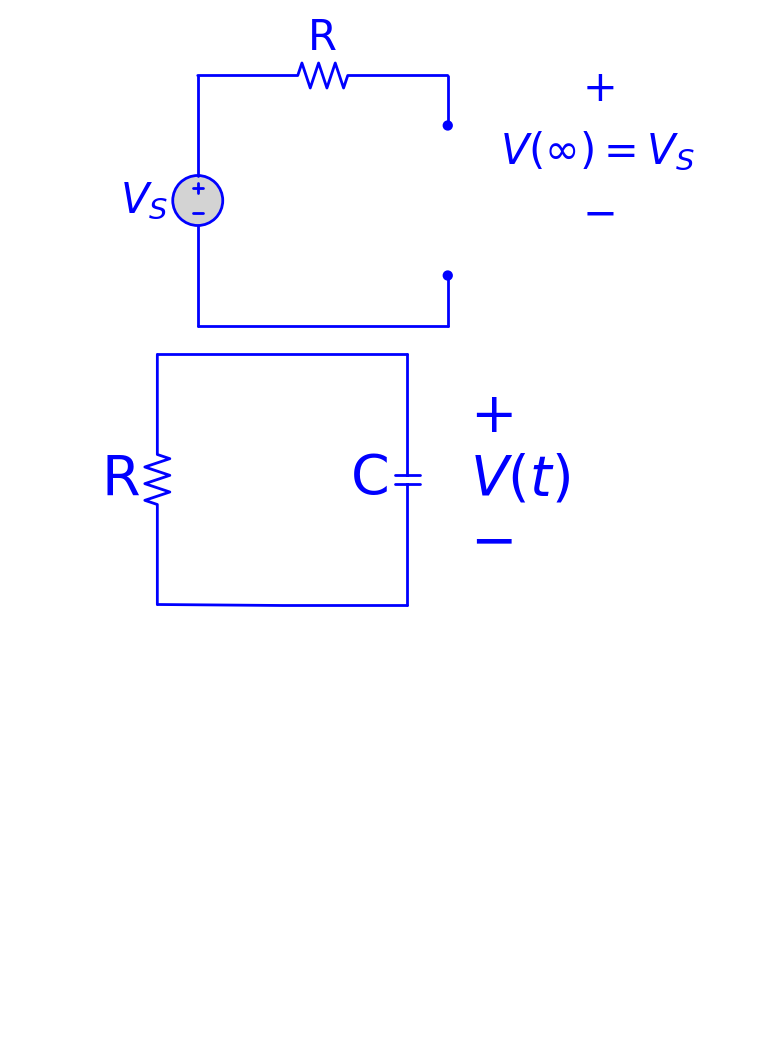
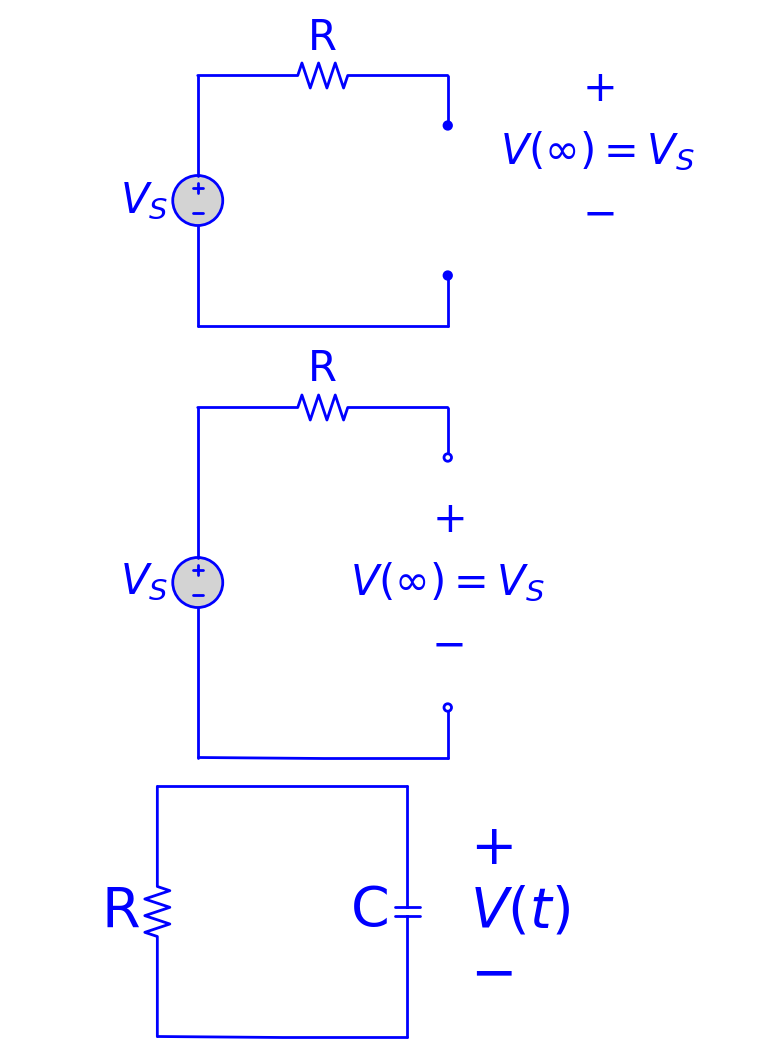
Before and after one commit to funmv/course_electricity, a Jupyter notebook: SchemDraw.ipynb, the cells around one changed output. Drawn from its saved outputs; the diff is of its cells as text; code cells hidden in the pictures; blank space fills up the shorter version.

```diff
--- a/SchemDraw.ipynb
+++ b/SchemDraw.ipynb
@@ -291,6 +295,18 @@ with schemdraw.Drawing(color='blue', fontsize=30) as d:
     elm.Gap().up().label(['$-$', '$V(∞)=V_S$', '$+$'], ofst=3, loc='bot')
 # %% [output]
 [figure]
+# %%
+with schemdraw.Drawing(color='blue', fontsize=30) as d:
+    d.config(unit=5)
+    d.push()
+    V1=elm.SourceV().up(7).label('$V_S$').fill('lightgray')
+    R1=elm.Resistor().right().label('R')
+    L1=elm.Line().down(1).dot(open=True)
+    elm.Gap().label(('$+$', '$V(∞)=V_S$', '$-$'))
+    elm.Line().down(1).idot(open=True)
+    elm.Line().left()
+# %% [output]
+[figure, added]
 # %%
 with schemdraw.Drawing(color='blue', fontsize=40) as d:
     d.config(unit=5)
```
Also changed, not shown: parts of 4 cells of this notebook.
